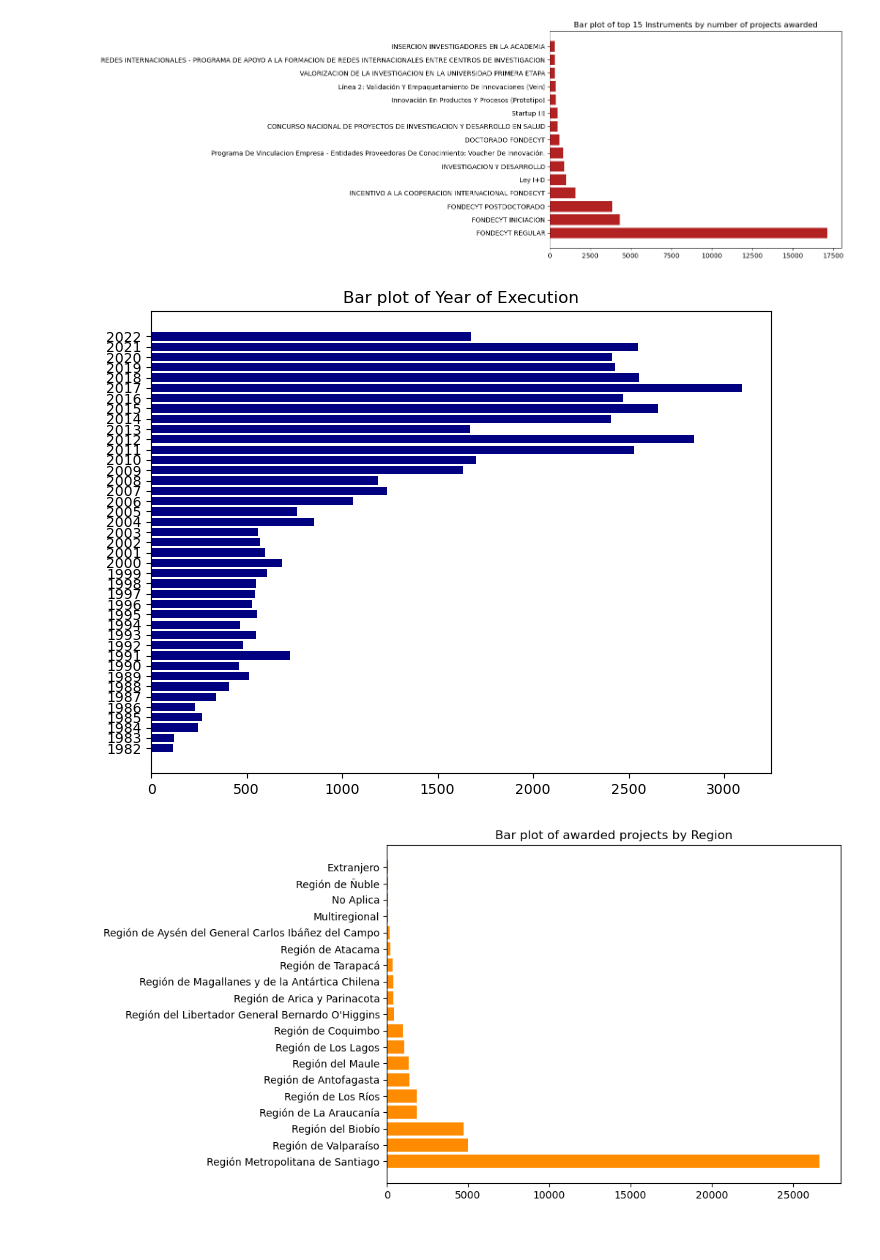
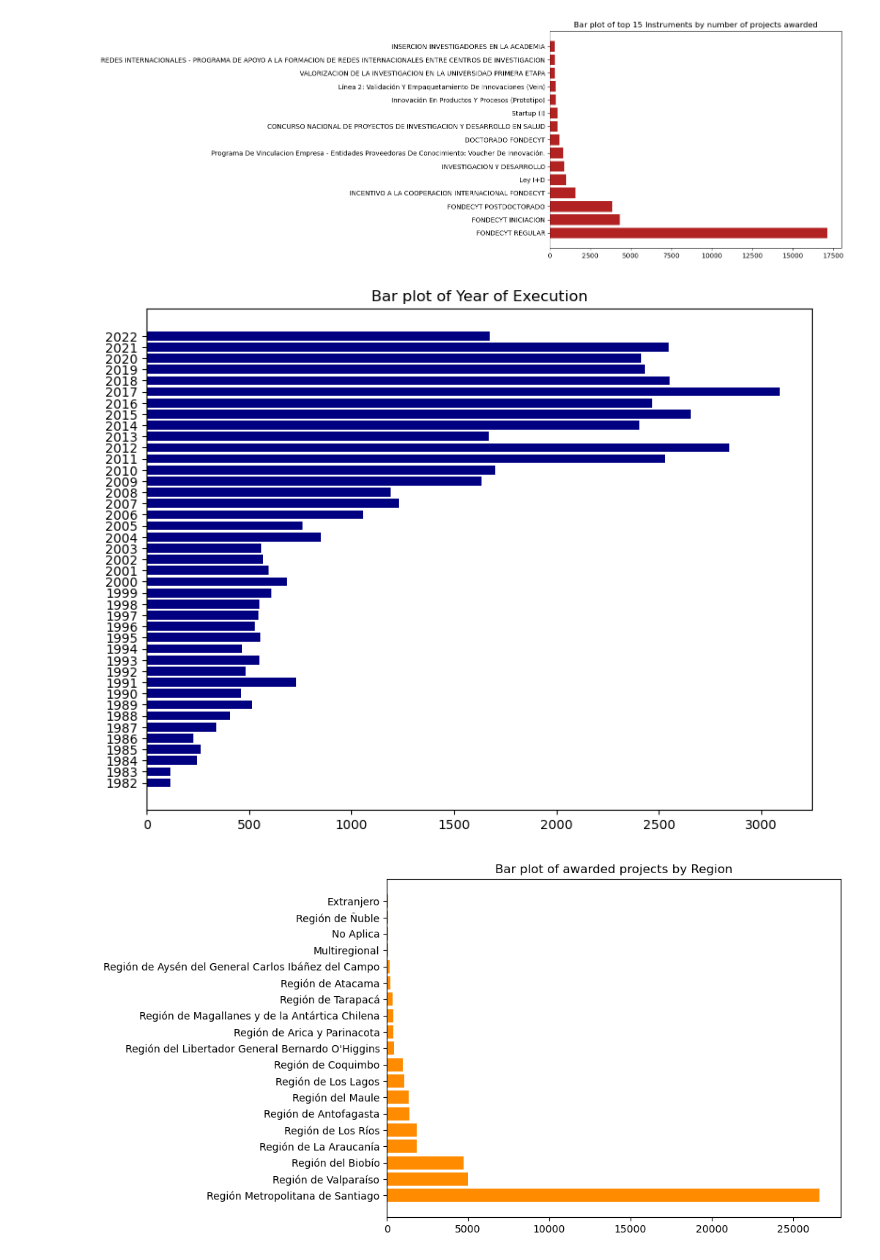
Before and after one commit to Claudio-AhumadaL/Science-and-Technology-in-Chile--State-funding-between-1982-and-2022, a Jupyter notebook: Science and Technology Projects - Funding Awarded by Chilean State between 1982 and 2022.ipynb, the cells around one changed output. Drawn from its saved outputs; the diff is of its cells as text; code cells hidden in the pictures.

```diff
--- a/Science and Technology Projects - Funding Awarded by Chilean State between 1982 and 2022.ipynb
+++ b/Science and Technology Projects - Funding Awarded by Chilean State between 1982 and 2022.ipynb
@@ -238,15 +238,16 @@ plt.show()
 # %% [output]
 [figure]
 # %%
-# Descriptive Analysis, Histogram - Year of Execution
+# Descriptive Analysis, Bar Plot - Year of Execution
 year_counts = sf_data['Año'].value_counts()
 plt.figure(figsize=(8,6))
 ax_2 = plt.barh(year_counts.index, year_counts.values, color='navy')
 plt.yticks(range(1982, 2023))
+plt.tight_layout()
 plt.title('Bar plot of Year of Execution')
 plt.show()
 # %% [output]
-[figure, old version]
+[figure, new version]
 # %%
 # Descriptive Analysis, Bar chart - Region of Execution
 
```
Also changed, not shown: parts of 5 cells of this notebook.
